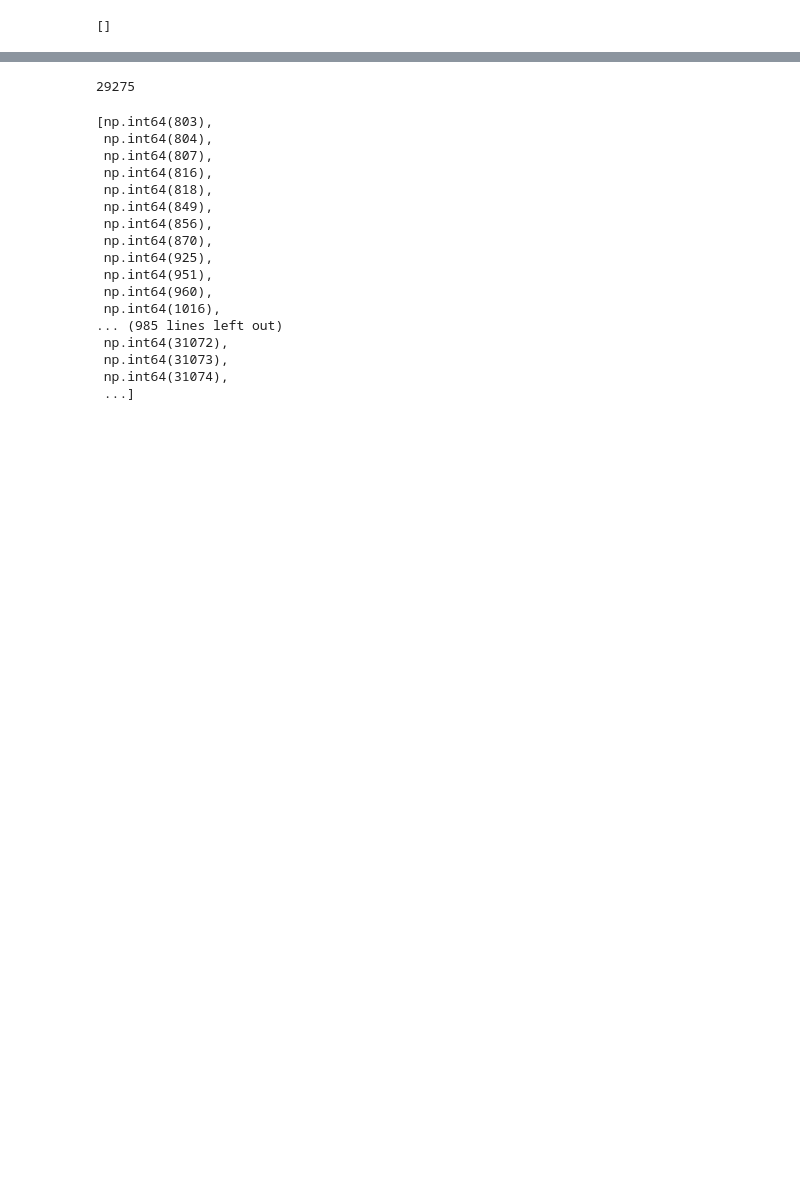
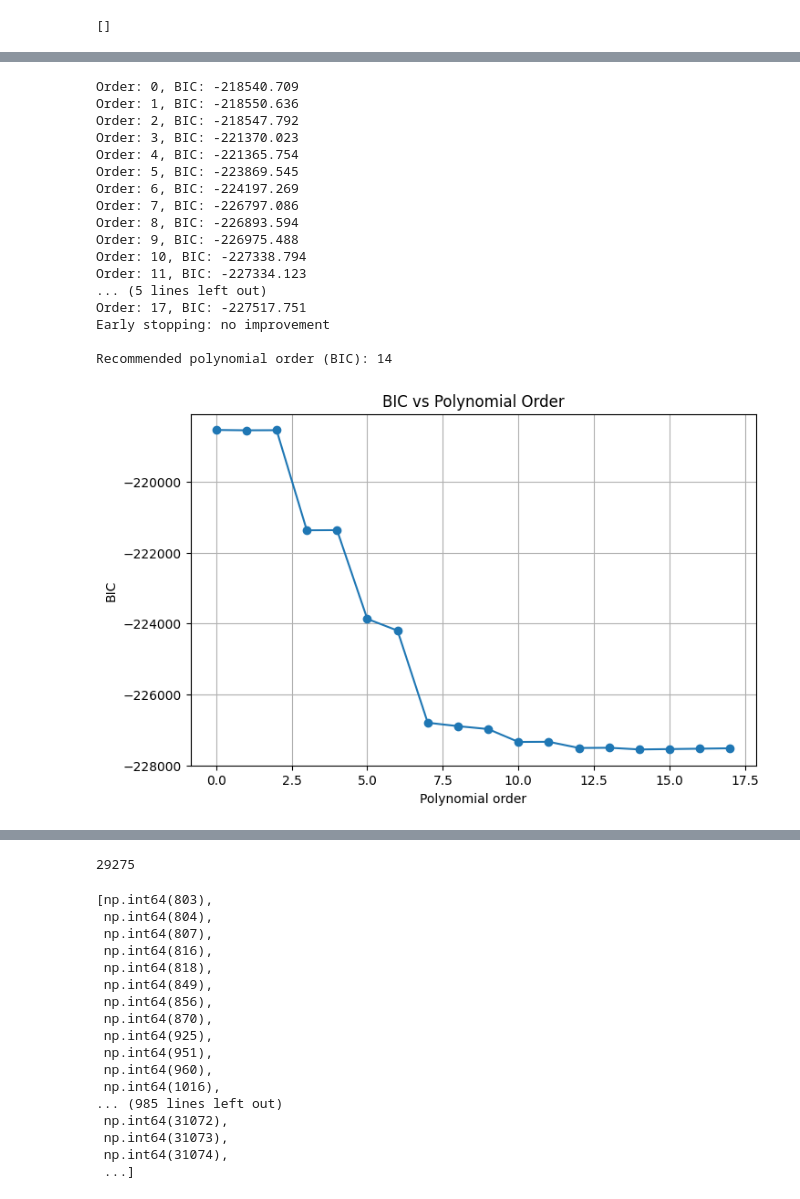
Before and after one commit to swapnaneeldey/GBT_HI_DR_Dysh_Blue_blobs24B, a Jupyter notebook: HI_trial_part4.ipynb, the cells around one changed output, grey strips where cells are left out. Saved outputs shown, nothing was run; the diff lists cells and outputs as text; code cells hidden in the pictures; blank space fills up the shorter version.

```diff
--- a/HI_trial_part4.ipynb
+++ b/HI_trial_part4.ipynb
@@ -295,3 +251,68 @@ for dbic in del_bic:
+# %%
+import numpy as np
+import matplotlib.pyplot as plt
+
+best_order_bic = 0
+best_bic = float('inf')
+patience = 3  # stop if no improvement for 3 orders
+no_improve_counter = 0
+
+n = len(mask_chan)  # Number of data points
+bic_list = []
+
+for i in range(0, 20):
+    order = i
+    coeff, residuals, _, _, _ = np.polyfit(mask_chan, flagged_flux_values[mask_chan], deg=order, full=True)
+
+    rss = residuals[0] if len(residuals) > 0 else np.sum((flagged_flux_values[mask_chan] - np.polyval(coeff, mask_chan))**2)
+    k = order + 1  # Number of parameters
+
+    # Calculate BIC
+    bic = n * np.log(rss / n) + k * np.log(n)
+    bic_list.append(bic)
+
+    if bic < best_bic - 1e-3:  # small threshold to avoid numerical noise
+        best_bic = bic
+        best_order_bic = order
+        no_improve_counter = 0
+    else:
+        no_improve_counter += 1
+
+    print(f"Order: {order}, BIC: {bic:.3f}")
+
+    if no_improve_counter >= patience:
+        print("Early stopping: no improvement")
+        break
+
+print(f"\nRecommended polynomial order (BIC): {best_order_bic}")
+
+# Optional: final BIC vs order plot
+plt.figure(figsize=(8, 5))
+plt.plot(range(len(bic_list)), bic_list, marker='o')
+plt.xlabel("Polynomial order")
+plt.ylabel("BIC")
+plt.title("BIC vs Polynomial Order")
+plt.grid()
+plt.show()
+# %% [output]
+Order: 0, BIC: -218540.709
+Order: 1, BIC: -218550.636
+Order: 2, BIC: -218547.792
+Order: 3, BIC: -221370.023
+Order: 4, BIC: -221365.754
+Order: 5, BIC: -223869.545
+Order: 6, BIC: -224197.269
+Order: 7, BIC: -226797.086
+Order: 8, BIC: -226893.594
+Order: 9, BIC: -226975.488
+Order: 10, BIC: -227338.794
+Order: 11, BIC: -227334.123
+... (5 lines left out)
+Order: 17, BIC: -227517.751
+Early stopping: no improvement
+
+Recommended polynomial order (BIC): 14
+[figure, added]
 # %%
 plt.scatter(range(0,len(bic_list),1), bic_list)
 # %% [output]
```
Also changed, not shown: parts of 19 cells of this notebook, 1 other file.
